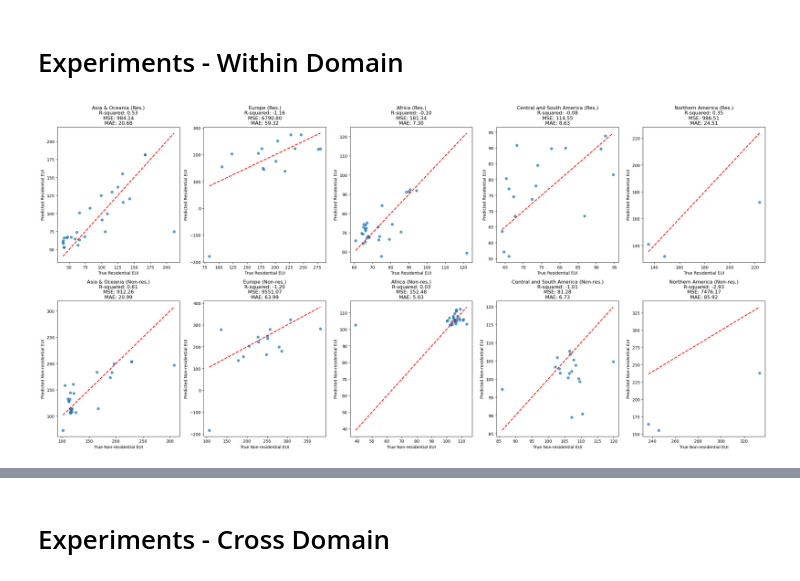
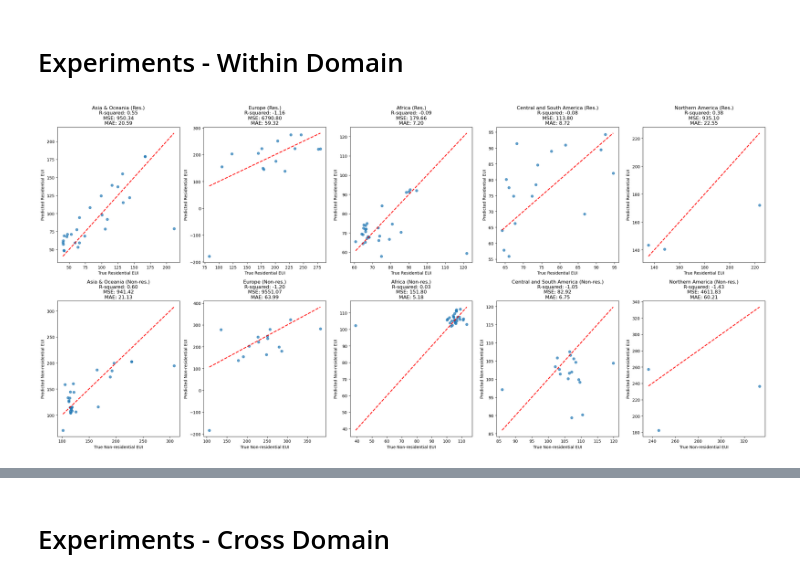
Before and after one commit to AliciaXia222/Capstone-Team-Climate-Trace, a Jupyter notebook: notebooks/05_Experiments.ipynb, the cells around one changed output, grey strips where cells are left out. Drawn from its saved outputs; the diff is of its cells as text; code cells hidden in the pictures.

```diff
--- a/notebooks/05_Experiments.ipynb
+++ b/notebooks/05_Experiments.ipynb
@@ -165,7 +165,8 @@ def run_all_strategies(df, features, target_columns, model_type):
     return within_domain_results, cross_domain_results, all_domain_results
 # %%
 features = [
-    "HDD_total_year",
+    "hdd_total_year",
+    "cdd_total_year",
     "GDP_per_capita",
     "Urbanization_Rate_2022",
     "latitude",
@@ -177,7 +178,8 @@ features = [
 ]
 
 feature_abbreviations = {
-    "HDD_total_year": "HDD",
+    "hdd_total_year": "HDD",
+    "cdd_total_year": "CDD",
     "GDP_per_capita": "GDP",
     "Urbanization_Rate_2022": "URB",
     "latitude": "Lat",
@@ -289,18 +291,6 @@ merged_df = merged_df[merged_df['Country'] != 'Taiwan']
 np.random.seed(123)
 merged_df['is_train'] = np.random.choice([1, 0], size=len(merged_df), p=[0.8, 0.2])
 
-# Select features
-features = [
-    "HDD_total_year",
-    "GDP_per_capita",
-    "Urbanization_Rate_2022",
-    "latitude",
-    "longitude",
-    "Paris_Agreement",
-    "Subnational HDI",
-    "Educational index",
-    "Income index"
-]
 
 # Define the regions to loop through
 regions = ['Asia & Oceania', 'Europe', 'Africa', 'Central and South America', 'Northern America']
@@ -327,34 +317,34 @@ for i, region in enumerate(regions):
     r2_res = r2_score(y_test_res, y_pred_res)
     mae_res = mean_absolute_error(y_test_res, y_pred_res)
 
     # Train the linear regression model for Non-residential EUI
     model_non_res = LinearRegression()
     model_non_res.fit(X_train, y_train_non_res)
     y_pred_non_res = model_non_res.predict(X_test)
     mse_non_res = mean_squared_error(y_test_non_res, y_pred_non_res)
     r2_non_res = r2_score(y_test_non_res, y_pred_non_res)
     mae_non_res = mean_absolute_error(y_test_non_res, y_pred_non_res)
 
     # Plot for Residential EUI
     axes[i].scatter(y_test_res, y_pred_res, alpha=0.7)
     axes[i].plot([y_test_res.min(), y_test_res.max()], [y_test_res.min(), y_test_res.max()], 'r--', lw=2)
     axes[i].set_xlabel('True Residential EUI')
     axes[i].set_ylabel('Predicted Residential EUI')
     axes[i].set_title(f'{region} (Res.)\nR-squared: {r2_res:.2f}\nMSE: {mse_res:.2f}\nMAE: {mae_res:.2f}')
 
     # Plot for Non-residential EUI
     axes[i + 5].scatter(y_test_non_res, y_pred_non_res, alpha=0.7)
     axes[i + 5].plot([y_test_non_res.min(), y_test_non_res.max()], [y_test_non_res.min(), y_test_non_res.max()], 'r--', lw=2)
     axes[i + 5].set_xlabel('True Non-residential EUI')
     axes[i + 5].set_ylabel('Predicted Non-residential EUI')
     axes[i + 5].set_title(f'{region} (Non-res.)\nR-squared: {r2_non_res:.2f}\nMSE: {mse_non_res:.2f}\nMAE: {mae_non_res:.2f}')
 
 
 # Adjust layout
 plt.tight_layout()
 plt.show()
 # %% [output]
-[figure, old version]
+[figure, new version]
 # %%
 within_domain_results_lr
 # %% [output]
```
Also changed, not shown: parts of 5 cells of this notebook, 9 other files.
